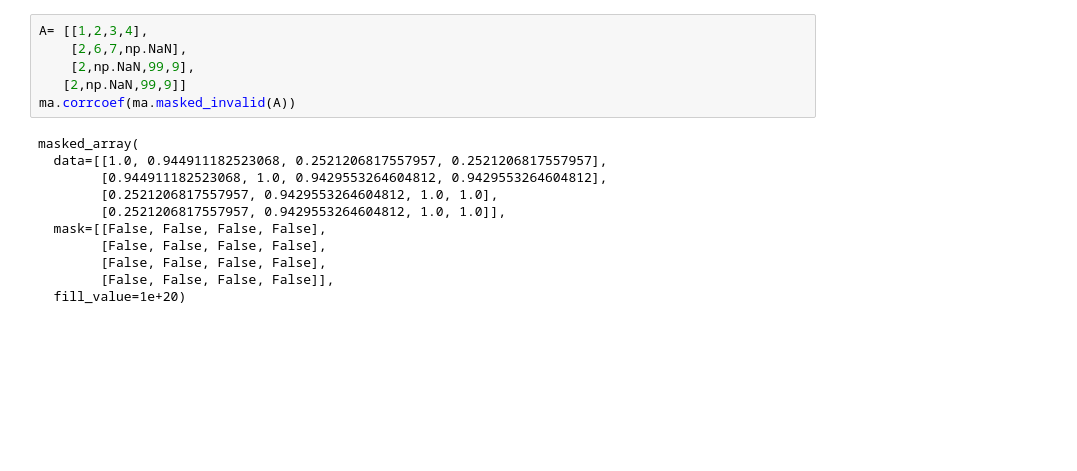
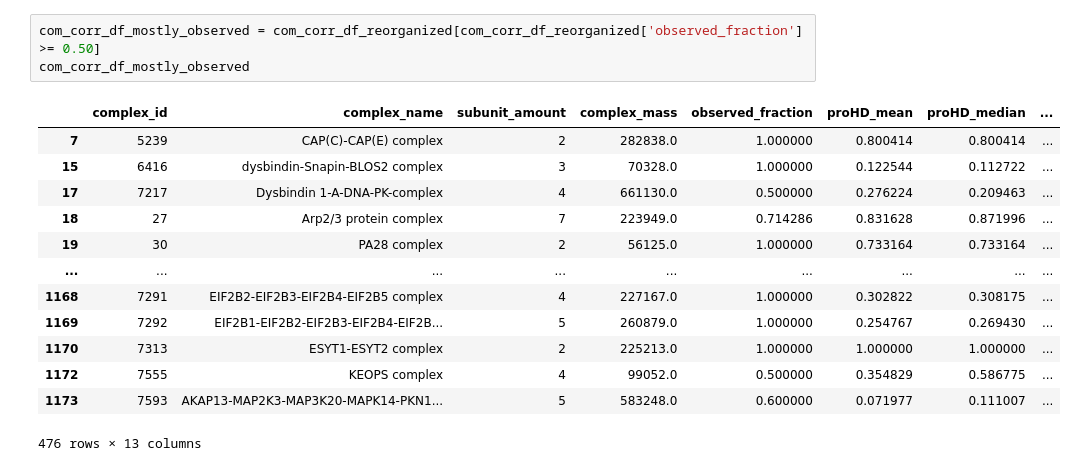
Before and after one commit to hoyinchu/ProteomicsResearch, a Jupyter notebook: notebooks/protein_consensus_analysis.ipynb, the cells around one changed output. Drawn from its saved outputs; the diff is of its cells as text; blank space fills up the shorter version.

```diff
--- a/notebooks/protein_consensus_analysis.ipynb
+++ b/notebooks/protein_consensus_analysis.ipynb
@@ -48,17 +202,17 @@ print(ma.corrcoef(ma.masked_invalid(A), ma.masked_invalid(B)))
-# %%
-A= [[1,2,3,4],
-    [2,6,7,np.NaN],
-    [2,np.NaN,99,9],
-   [2,np.NaN,99,9]]
-ma.corrcoef(ma.masked_invalid(A))
-# %% [output]
-masked_array(
-  data=[[1.0, 0.944911182523068, 0.2521206817557957, 0.2521206817557957],
-        [0.944911182523068, 1.0, 0.9429553264604812, 0.9429553264604812],
-        [0.2521206817557957, 0.9429553264604812, 1.0, 1.0],
-        [0.2521206817557957, 0.9429553264604812, 1.0, 1.0]],
-  mask=[[False, False, False, False],
-        [False, False, False, False],
-        [False, False, False, False],
-        [False, False, False, False]],
-  fill_value=1e+20)
+# %%
+com_corr_df_mostly_observed = com_corr_df_reorganized[com_corr_df_reorganized['observed_fraction'] >= 0.50]
+com_corr_df_mostly_observed
+# %% [output]
+|  | complex_id | complex_name | subunit_amount | complex_mass | observed_fraction | proHD_mean | proHD_median | ... |
+| 7 | 5239 | CAP(C)-CAP(E) complex | 2 | 282838.0 | 1.000000 | 0.800414 | 0.800414 | ... |
+| 15 | 6416 | dysbindin-Snapin-BLOS2 complex | 3 | 70328.0 | 1.000000 | 0.122544 | 0.112722 | ... |
+| 17 | 7217 | Dysbindin 1-A-DNA-PK-complex | 4 | 661130.0 | 0.500000 | 0.276224 | 0.209463 | ... |
+| 18 | 27 | Arp2/3 protein complex | 7 | 223949.0 | 0.714286 | 0.831628 | 0.871996 | ... |
+| 19 | 30 | PA28 complex | 2 | 56125.0 | 1.000000 | 0.733164 | 0.733164 | ... |
+| ... | ... | ... | ... | ... | ... | ... | ... | ... |
+| 1168 | 7291 | EIF2B2-EIF2B3-EIF2B4-EIF2B5 complex | 4 | 227167.0 | 1.000000 | 0.302822 | 0.308175 | ... |
+| 1169 | 7292 | EIF2B1-EIF2B2-EIF2B3-EIF2B4-EIF2B... | 5 | 260879.0 | 1.000000 | 0.254767 | 0.269430 | ... |
+| 1170 | 7313 | ESYT1-ESYT2 complex | 2 | 225213.0 | 1.000000 | 1.000000 | 1.000000 | ... |
+| 1172 | 7555 | KEOPS complex | 4 | 99052.0 | 0.500000 | 0.354829 | 0.586775 | ... |
+| 1173 | 7593 | AKAP13-MAP2K3-MAP3K20-MAPK14-PKN1... | 5 | 583248.0 | 0.600000 | 0.071977 | 0.111007 | ... |
+476 rows × 13 columns
```
Also changed, not shown: parts of 36 cells of this notebook, 11 other files.
